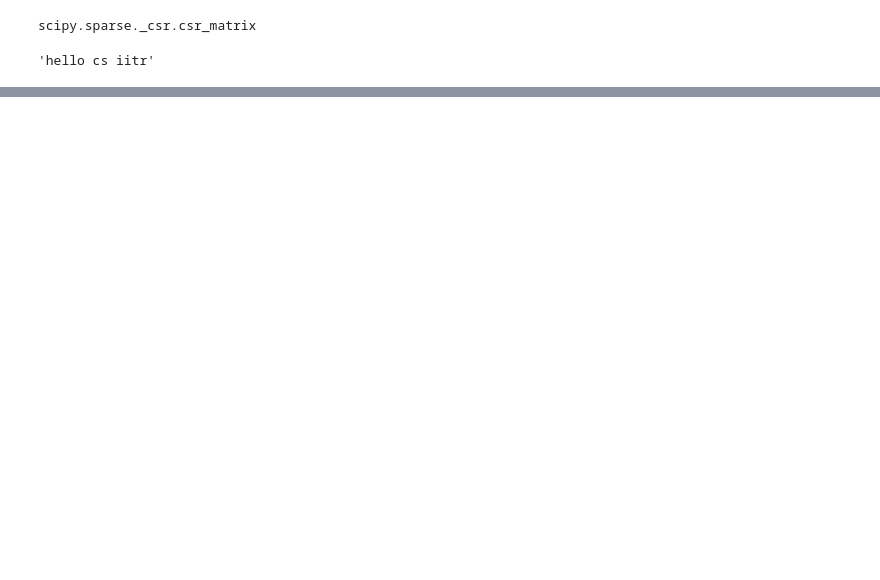
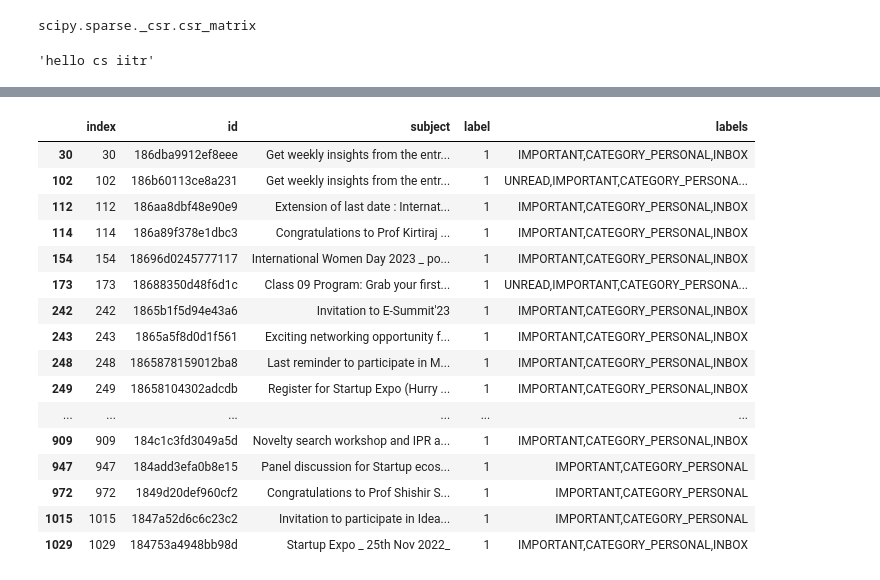
Before and after one commit to aakashks/gmail_organizer, a Jupyter notebook: notebooks/ML_semisupervised.ipynb, the cells around one changed output, grey strips where cells are left out. Drawn from its saved outputs; the diff is of its cells as text; code cells hidden in the pictures; blank space fills up the shorter version.

```diff
--- a/notebooks/ML_semisupervised.ipynb
+++ b/notebooks/ML_semisupervised.ipynb
@@ -87,4 +99,4 @@ array([16, 22,  1, ...,  1, 21, 18])
 # %%
-mails_df['label'] = pd.Series(labels, name='label')
+mails_df['label'] = pd.Series(labels)
 # %%
-mails_df.loc[:,['subject', 'label']]
+new_df = mails_df.loc[:,['id', 'subject', 'label', 'labels']]
@@ -109,0 +108,4 @@ vectorizers = dill.load(open('../data/TfidfVectorizers.pkl', 'rb'))
+# %%
+new_df.reset_index(inplace=True)
+# %%
+new_df.sort_values(by=['label', 'index'], inplace=True)
@@ -109,0 +128,20 @@ vectorizers = dill.load(open('../data/TfidfVectorizers.pkl', 'rb'))
+# %%
+new_df.loc[new_df['label'] == 1]
+# %% [output]
+|  | index | id | subject | label | labels |
+| 30 | 30 | 186dba9912ef8eee | Get weekly insights from the entr... | 1 | IMPORTANT,CATEGORY_PERSONAL,INBOX |
+| 102 | 102 | 186b60113ce8a231 | Get weekly insights from the entr... | 1 | UNREAD,IMPORTANT,CATEGORY_PERSONA... |
+| 112 | 112 | 186aa8dbf48e90e9 | Extension of last date : Internat... | 1 | IMPORTANT,CATEGORY_PERSONAL,INBOX |
+| 114 | 114 | 186a89f378e1dbc3 | Congratulations to Prof Kirtiraj ... | 1 | IMPORTANT,CATEGORY_PERSONAL,INBOX |
+| 154 | 154 | 18696d0245777117 | International Women Day 2023 _ po... | 1 | IMPORTANT,CATEGORY_PERSONAL,INBOX |
+| 173 | 173 | 18688350d48f6d1c | Class 09 Program: Grab your first... | 1 | UNREAD,IMPORTANT,CATEGORY_PERSONA... |
+| 242 | 242 | 1865b1f5d94e43a6 | Invitation to E-Summit'23 | 1 | IMPORTANT,CATEGORY_PERSONAL,INBOX |
+| 243 | 243 | 1865a5f8d0d1f561 | Exciting networking opportunity f... | 1 | IMPORTANT,CATEGORY_PERSONAL,INBOX |
+| 248 | 248 | 1865878159012ba8 | Last reminder to participate in M... | 1 | IMPORTANT,CATEGORY_PERSONAL,INBOX |
+| 249 | 249 | 18658104302adcdb | Register for Startup Expo (Hurry ... | 1 | IMPORTANT,CATEGORY_PERSONAL,INBOX |
+| ... | ... | ... | ... | ... | ... |
+| 909 | 909 | 184c1c3fd3049a5d | Novelty search workshop and IPR a... | 1 | IMPORTANT,CATEGORY_PERSONAL,INBOX |
+| 947 | 947 | 184add3efa0b8e15 | Panel discussion for Startup ecos... | 1 | IMPORTANT,CATEGORY_PERSONAL |
+| 972 | 972 | 1849d20def960cf2 | Congratulations to Prof Shishir S... | 1 | IMPORTANT,CATEGORY_PERSONAL |
+| 1015 | 1015 | 1847a52d6c6c23c2 | Invitation to participate in Idea... | 1 | IMPORTANT,CATEGORY_PERSONAL |
+| 1029 | 1029 | 184753a4948bb98d | Startup Expo _ 25th Nov 2022_ | 1 | IMPORTANT,CATEGORY_PERSONAL,INBOX |
```
Also changed, not shown: parts of 14 cells of this notebook, 5 other files.
